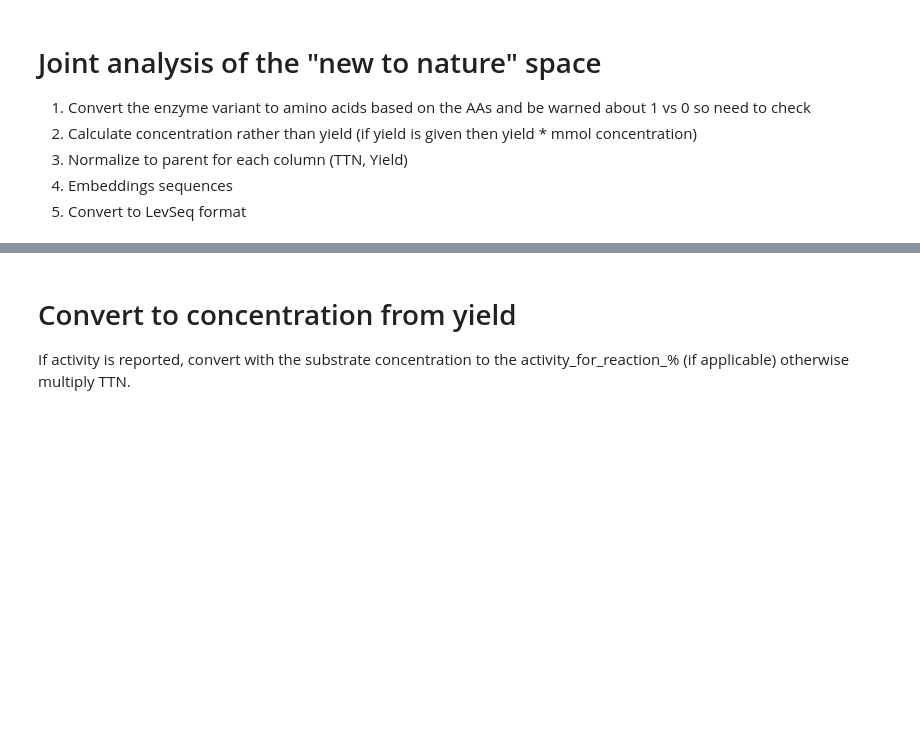
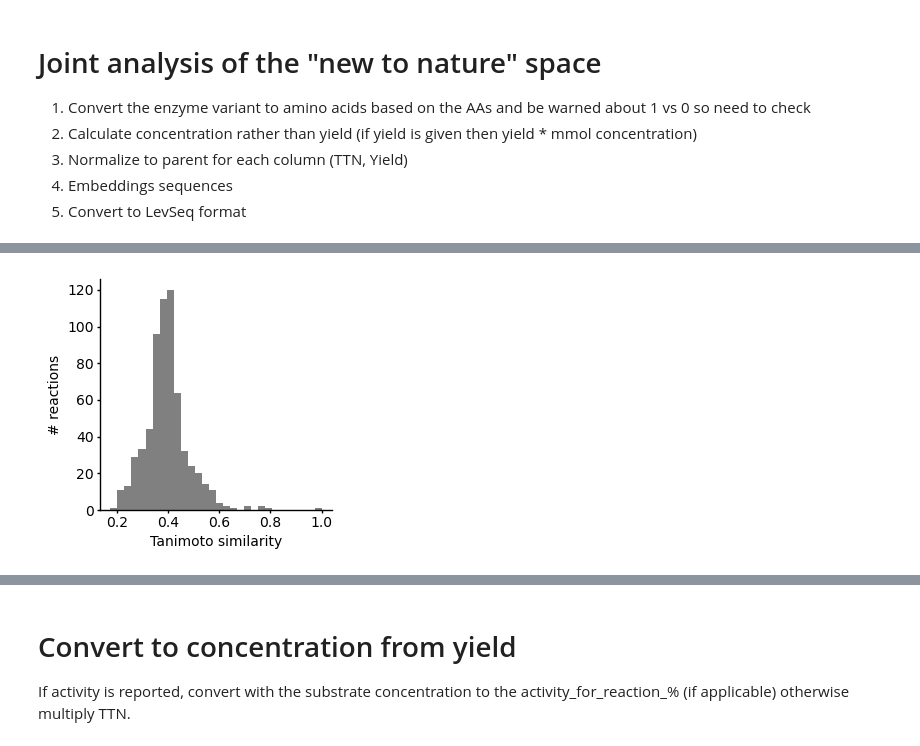
Before and after one commit to fhalab/EnzymeEngineeringDB, a Jupyter notebook: analysis/N3_AnalyseEnzymeReactionData.ipynb, the cells around one changed output, grey strips where cells are left out. Cells and saved outputs as stored; diff of their text form; code cells hidden in the pictures; blank space fills up the shorter version.

```diff
--- a/analysis/N3_AnalyseEnzymeReactionData.ipynb
+++ b/analysis/N3_AnalyseEnzymeReactionData.ipynb
@@ -17,0 +203,5 @@ protein_natural_df = pd.read_pickle('output/esm3_embeddings.pkl') #output/unipro
+# %%
+import pandas as pd
+
+df = pd.read_csv('output/rxn_rxnfp_dists.csv')
+df.sort_values(by='closest_dists_tanimoto', ascending=False)
@@ -17,0 +222,11 @@ protein_natural_df = pd.read_pickle('output/esm3_embeddings.pkl') #output/unipro
+# %%
+import matplotlib.pyplot as plt
+plt.rcParams["figure.figsize"] = (3,3)
+
+plt.hist(df['closest_dists_tanimoto'].values, bins=30, color='grey')
+clean_plt(plt.gca())
+plt.xlabel('Tanimoto similarity')
+plt.ylabel('# reactions')
+plt.savefig('figures/hist_reaction_similarity.svg')
+# %% [output]
+[figure, added]
```
Also changed, not shown: parts of 9 cells of this notebook, 2 other files.
